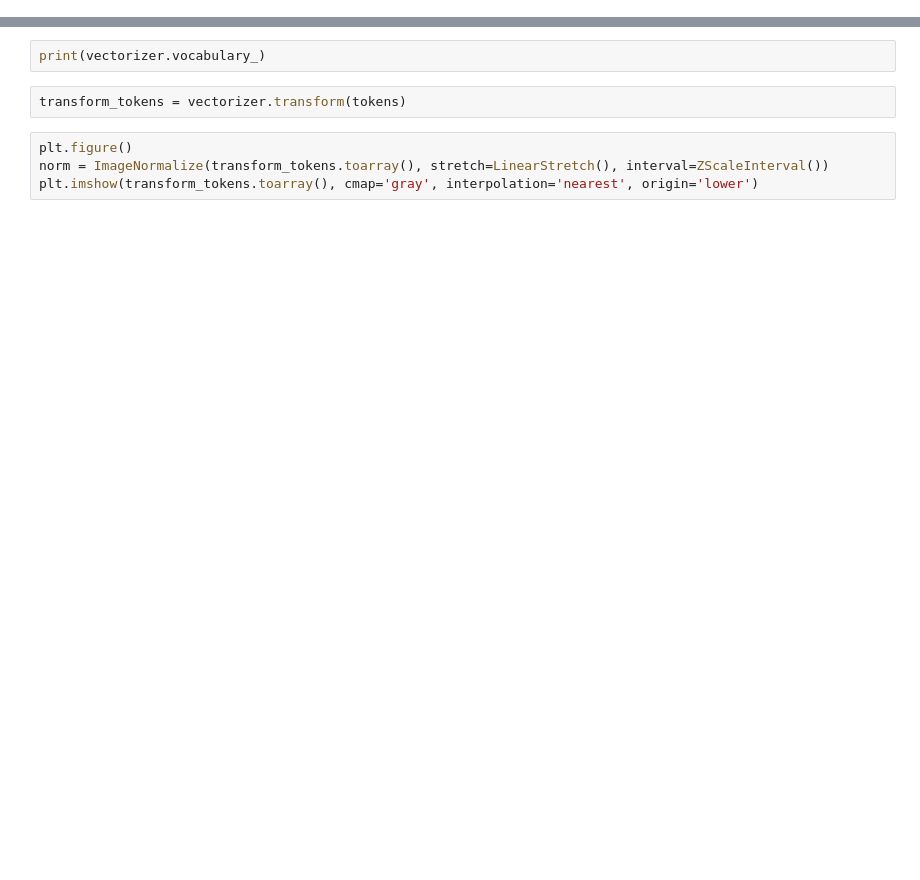
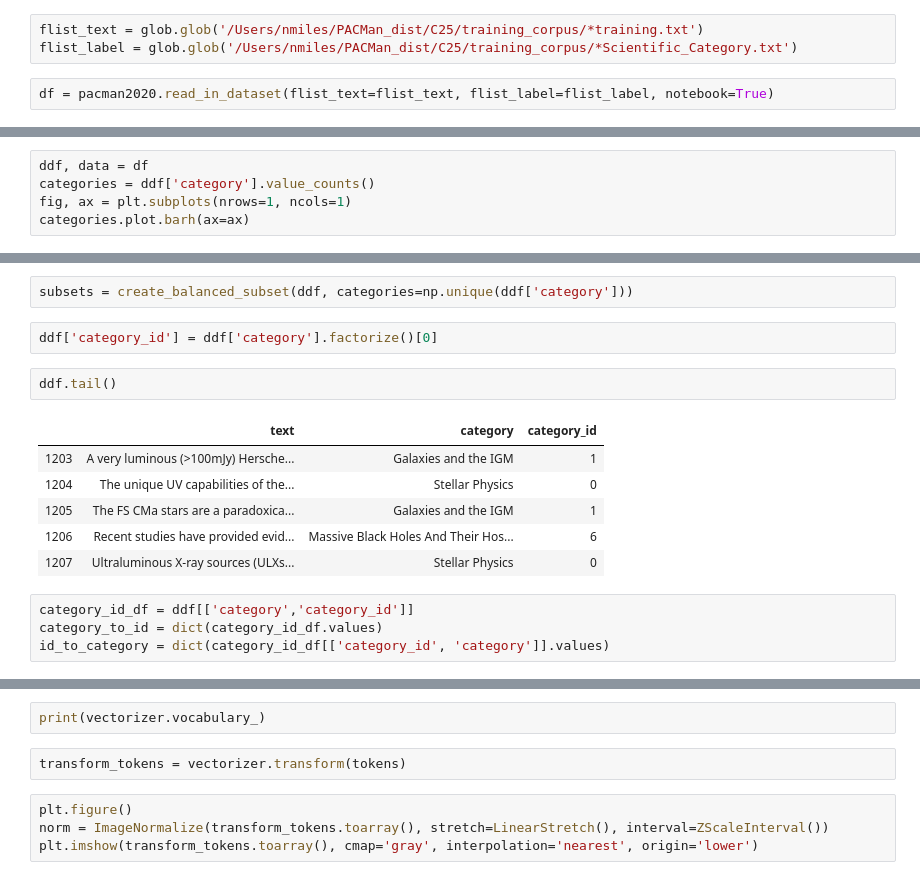
Before and after one commit to nmiles2718/PACMan_dist, a Jupyter notebook: notebooks/prototyping_encoding.ipynb, the cells around one changed output, grey strips where cells are left out. Saved outputs shown, nothing was run; the diff lists cells and outputs as text; blank space fills up the shorter version.

Commit message:
fixed some issues with scraping, small adjustments to main pacman module, playing around with test datasets in the notebooks to evaluate the performance of the classifier workflow

```diff
--- a/notebooks/prototyping_encoding.ipynb
+++ b/notebooks/prototyping_encoding.ipynb
@@ -17,0 +56,5 @@ text, tokens = pacman2020.tokenize(N=20)
+# %%
+flist_text = glob.glob('/Users/nmiles/PACMan_dist/C25/training_corpus/*training.txt')
+flist_label = glob.glob('/Users/nmiles/PACMan_dist/C25/training_corpus/*Scientific_Category.txt')
+# %%
+df = pacman2020.read_in_dataset(flist_text=flist_text, flist_label=flist_label, notebook=True)
@@ -17,0 +64,5 @@ text, tokens = pacman2020.tokenize(N=20)
+# %%
+ddf, data = df
+categories = ddf['category'].value_counts()
+fig, ax = plt.subplots(nrows=1, ncols=1)
+categories.plot.barh(ax=ax)
@@ -17,0 +89,17 @@ text, tokens = pacman2020.tokenize(N=20)
+# %%
+subsets = create_balanced_subset(ddf, categories=np.unique(ddf['category']))
+# %%
+ddf['category_id'] = ddf['category'].factorize()[0]
+# %%
+ddf.tail()
+# %% [output]
+|  | text | category | category_id |
+| 1203 | A very luminous (>100mJy) Hersche... | Galaxies and the IGM | 1 |
+| 1204 | The unique UV capabilities of the... | Stellar Physics | 0 |
+| 1205 | The FS CMa stars are a paradoxica... | Galaxies and the IGM | 1 |
+| 1206 | Recent studies have provided evid... | Massive Black Holes And Their Hos... | 6 |
+| 1207 | Ultraluminous X-ray sources (ULXs... | Stellar Physics | 0 |
+# %%
+category_id_df = ddf[['category','category_id']]
+category_to_id = dict(category_id_df.values)
+id_to_category = dict(category_id_df[['category_id', 'category']].values)
```
Also changed, not shown: parts of 43 cells of this notebook, 2 other files.
